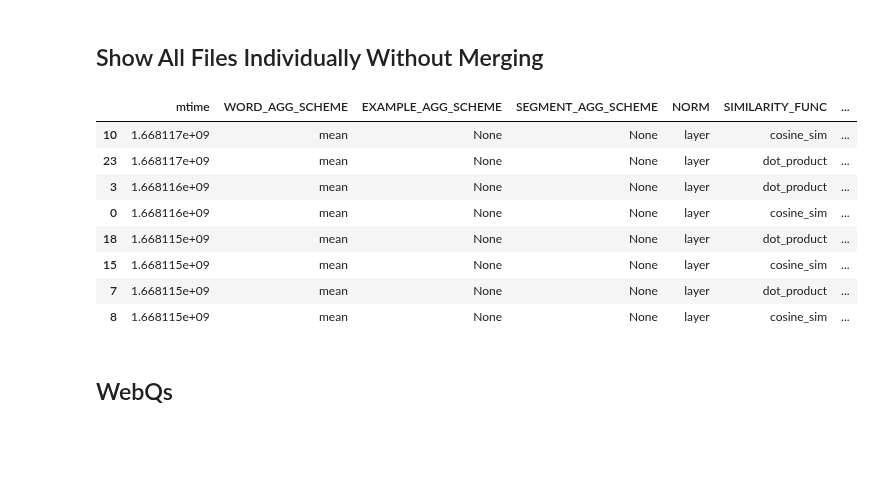
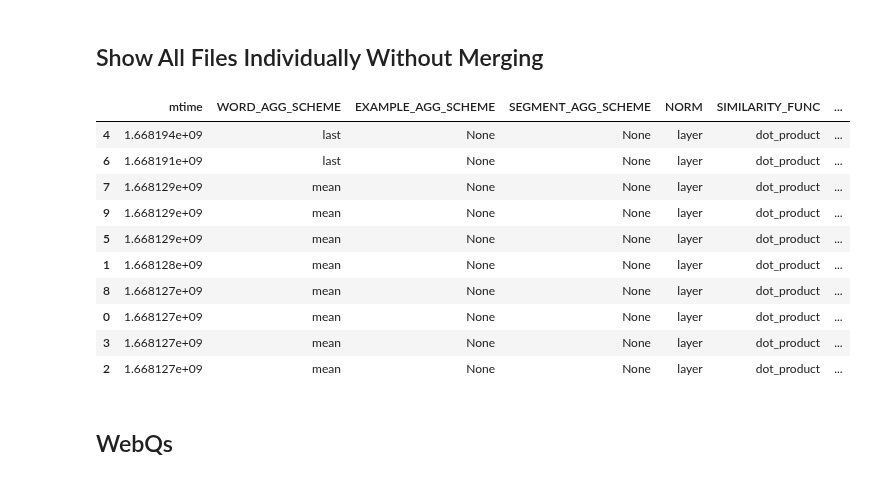
Before and after one commit to Turnitin-AI-Research/lm_eval_harness, a Jupyter notebook: notebooks/compile_results2.ipynb, the cells around one changed output. Cells and saved outputs as stored; diff of their text form; code cells hidden in the pictures; blank space fills up the shorter version.

```diff
--- a/notebooks/compile_results2.ipynb
+++ b/notebooks/compile_results2.ipynb
@@ -61,7 +61,7 @@ def parse_dir(dirpath: str) -> pd.DataFrame:
 # %% [markdown]
 ## Evaluation Results
 # %%
-def read_results(dir: str = '../lmeval_results2') -> pd.DataFrame:
+def read_results(dir: str = '../lmeval_results3') -> pd.DataFrame:
     df = parse_dir(dir)
     df = df[[col for col in df.columns if col not in ['batch_size', 'device', 'no_cache', 'bootstrap_iters', 'description_dict']]]
     df = df.drop(columns='limit').assign(pretrained=df.pretrained.fillna('GPT2'))
@@ -72,7 +72,7 @@ def task_metrics(results_df: pd.DataFrame, tasks: typing.List[str]) -> pd.DataFr
     metrics = tasks
     metrics_re = re.compile(r'^(' + r'|'.join([f'({m})' for m in metrics]) + ').*' )
     print(f'metric cols regexp = {metrics_re}')
-    model_cols = {'model_type', 'pretrained', 'WORD_AGG_SCHEME', 'SEGMENT_AGG_SCHEME', 'EXAMPLE_AGG_SCHEME', 'SIMILARITY_FUNC', 'NORM'}
+    model_cols = {'model_type', 'pretrained', 'WORD_AGG_SCHEME', 'SEGMENT_AGG_SCHEME', 'EXAMPLE_AGG_SCHEME', 'SIMILARITY_FUNC', 'NORM', 'COMPOSITION_FUNC'}
     task_cols = {'num_fewshot', 'encoding_scheme'}
     # metric_cols = {col for col in df.columns if metrics_re.fullmatch(col) is not None}
     task_metric_cols = {task: [col for col in df.columns if re.fullmatch(f'^{task}.*', col)] for task in tasks}
@@ -92,17 +92,19 @@ df = read_results()
 ## Show All Files Individually Without Merging
 # %%
 all_df = df.assign(date=pd.to_datetime(df.mtime, unit='s', origin='unix', utc=True)).sort_values(by='mtime', ascending=False)
-all_df[all_df.mtime > 1.662555e+09][all_df.encoding_scheme.isin(['concat_all_examples', 'merge_all_segments'])]
+all_df[all_df.mtime > 1.662555e+09]
 # %% [output]
 |  | mtime | WORD_AGG_SCHEME | EXAMPLE_AGG_SCHEME | SEGMENT_AGG_SCHEME | NORM | SIMILARITY_FUNC | ... |
-| 10 | 1.668117e+09 | mean | None | None | layer | cosine_sim | ... |
-| 23 | 1.668117e+09 | mean | None | None | layer | dot_product | ... |
-| 3 | 1.668116e+09 | mean | None | None | layer | dot_product | ... |
-| 0 | 1.668116e+09 | mean | None | None | layer | cosine_sim | ... |
-| 18 | 1.668115e+09 | mean | None | None | layer | dot_product | ... |
-| 15 | 1.668115e+09 | mean | None | None | layer | cosine_sim | ... |
-| 7 | 1.668115e+09 | mean | None | None | layer | dot_product | ... |
-| 8 | 1.668115e+09 | mean | None | None | layer | cosine_sim | ... |
+| 4 | 1.668194e+09 | last | None | None | layer | dot_product | ... |
+| 6 | 1.668191e+09 | last | None | None | layer | dot_product | ... |
+| 7 | 1.668129e+09 | mean | None | None | layer | dot_product | ... |
+| 9 | 1.668129e+09 | mean | None | None | layer | dot_product | ... |
+| 5 | 1.668129e+09 | mean | None | None | layer | dot_product | ... |
+| 1 | 1.668128e+09 | mean | None | None | layer | dot_product | ... |
+| 8 | 1.668127e+09 | mean | None | None | layer | dot_product | ... |
+| 0 | 1.668127e+09 | mean | None | None | layer | dot_product | ... |
+| 3 | 1.668127e+09 | mean | None | None | layer | dot_product | ... |
+| 2 | 1.668127e+09 | mean | None | None | layer | dot_product | ... |
 # %% [markdown]
 ## WebQs
 # %%
```
Also changed, not shown: parts of 2 cells of this notebook, 3 other files.
